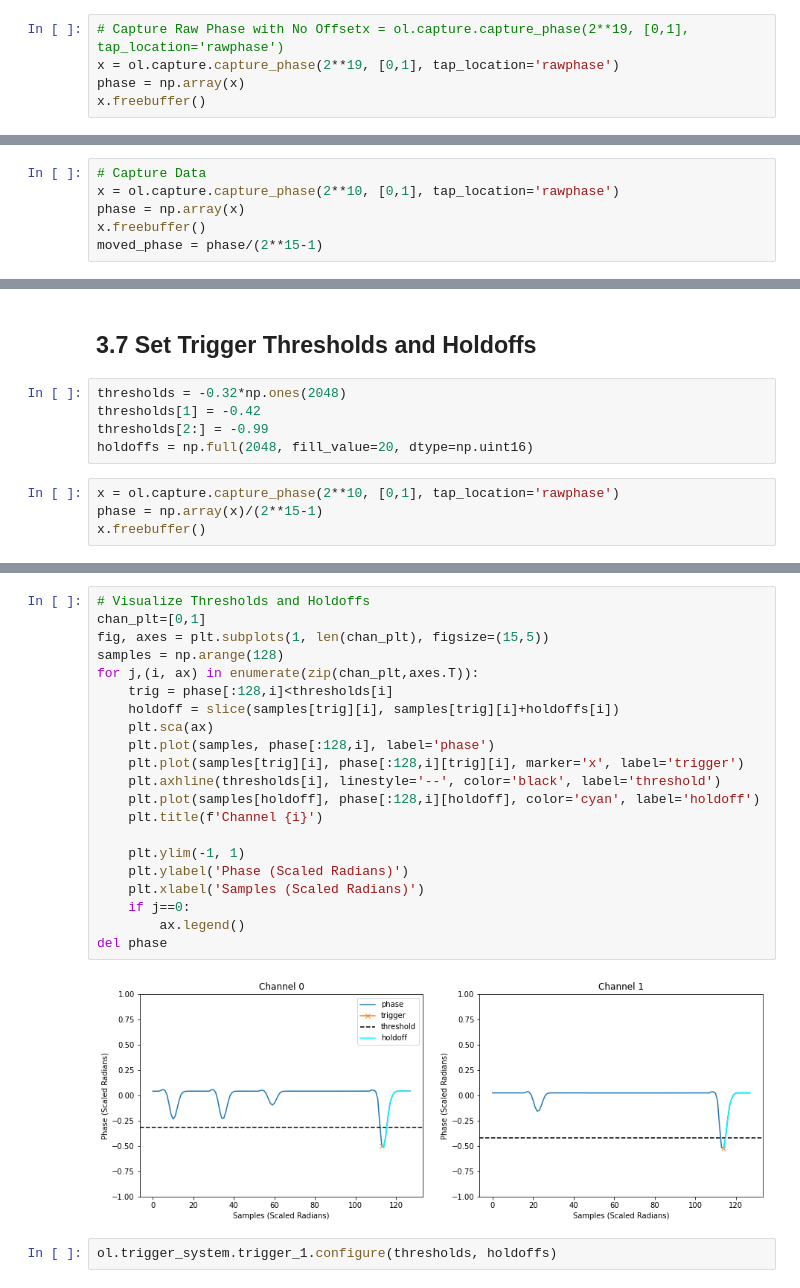
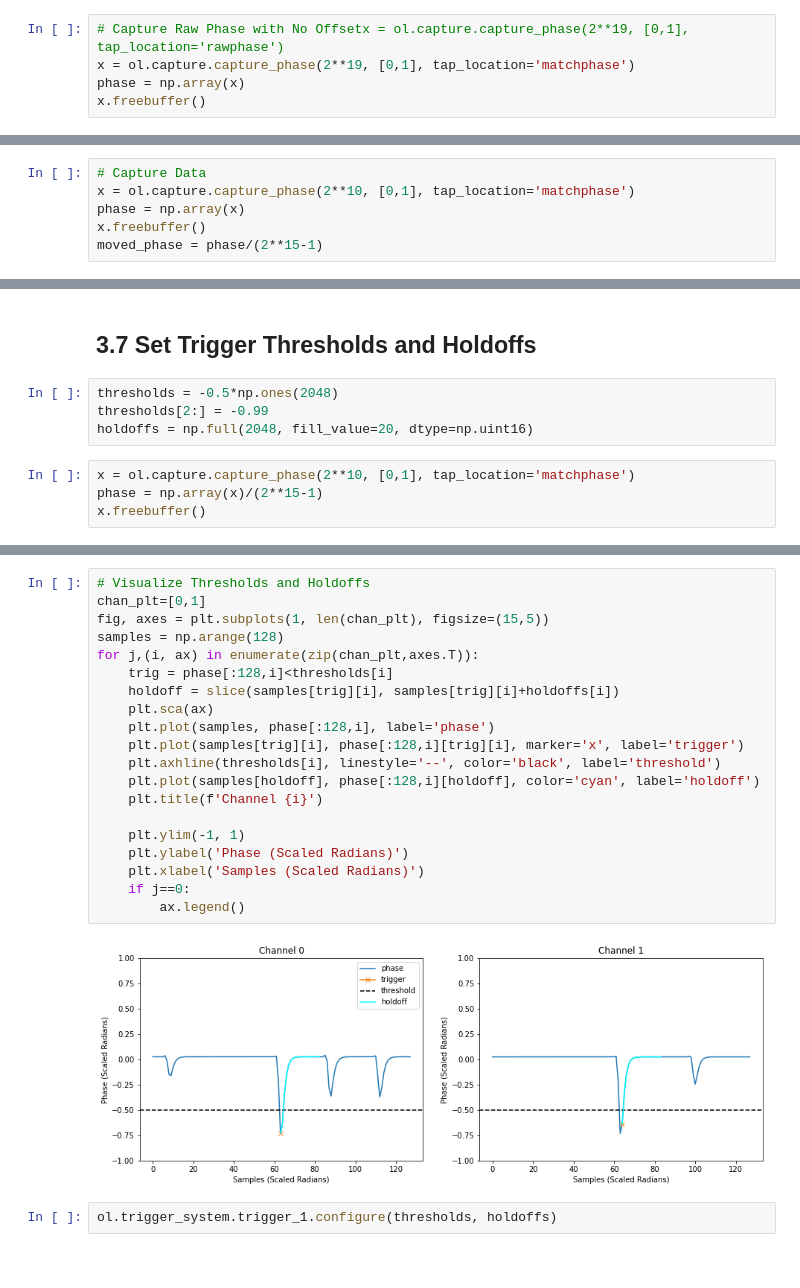
Before and after one commit to MazinLab/MKIDGen3, a Jupyter notebook: notebooks/PhotonPipeFullVerification.ipynb, the cells around one changed output, grey strips where cells are left out. Saved outputs shown, nothing was run; the diff lists cells and outputs as text.

```diff
--- a/notebooks/PhotonPipeFullVerification.ipynb
+++ b/notebooks/PhotonPipeFullVerification.ipynb
@@ -267,6 +289,6 @@ ddc_centers = np.zeros(2048, dtype=np.complex64)
 ol.photon_pipe.reschan.ddccontrol_0.configure(ddc_tones, phase_offsets, ddc_centers, center_relative=False, quantize=True)
 # %%
 # Capture Raw Phase with No Offsetx = ol.capture.capture_phase(2**19, [0,1], tap_location='rawphase')
-x = ol.capture.capture_phase(2**19, [0,1], tap_location='rawphase')
+x = ol.capture.capture_phase(2**19, [0,1], tap_location='matchphase')
 phase = np.array(x)
 x.freebuffer()
@@ -281,7 +305,7 @@ del phase, x
 ol.photon_pipe.reschan.ddccontrol_0.configure(ddc_tones, phase_offsets, ddc_centers, center_relative=False, quantize=True)
 # %%
 # Capture Data
-x = ol.capture.capture_phase(2**10, [0,1], tap_location='rawphase')
+x = ol.capture.capture_phase(2**10, [0,1], tap_location='matchphase')
 phase = np.array(x)
 x.freebuffer()
 moved_phase = phase/(2**15-1)
@@ -304,11 +331,10 @@ del raw_phase, moved_phase
 # %% [markdown]
 ##  3.7 Set Trigger Thresholds and Holdoffs
 # %%
-thresholds = -0.32*np.ones(2048)
-thresholds[1] = -0.42
+thresholds = -0.5*np.ones(2048)
 thresholds[2:] = -0.99
 holdoffs = np.full(2048, fill_value=20, dtype=np.uint16)
 # %%
-x = ol.capture.capture_phase(2**10, [0,1], tap_location='rawphase')
+x = ol.capture.capture_phase(2**10, [0,1], tap_location='matchphase')
 phase = np.array(x)/(2**15-1)
 x.freebuffer()
@@ -315,26 +344,25 @@ x.freebuffer()
 # %%
 # Visualize Thresholds and Holdoffs
 chan_plt=[0,1]
 fig, axes = plt.subplots(1, len(chan_plt), figsize=(15,5))
 samples = np.arange(128)
 for j,(i, ax) in enumerate(zip(chan_plt,axes.T)):
     trig = phase[:128,i]<thresholds[i]
     holdoff = slice(samples[trig][i], samples[trig][i]+holdoffs[i])
     plt.sca(ax)
     plt.plot(samples, phase[:128,i], label='phase')
     plt.plot(samples[trig][i], phase[:128,i][trig][i], marker='x', label='trigger')
     plt.axhline(thresholds[i], linestyle='--', color='black', label='threshold')
     plt.plot(samples[holdoff], phase[:128,i][holdoff], color='cyan', label='holdoff')
     plt.title(f'Channel {i}')
 
     plt.ylim(-1, 1)
     plt.ylabel('Phase (Scaled Radians)')
     plt.xlabel('Samples (Scaled Radians)')
     if j==0:
         ax.legend()
-del phase
 # %% [output]
-[figure, old version]
+[figure, new version]
 # %%
 ol.trigger_system.trigger_1.configure(thresholds, holdoffs)
 # %%
```
Also changed, not shown: parts of 82 cells of this notebook, 5 other files.
